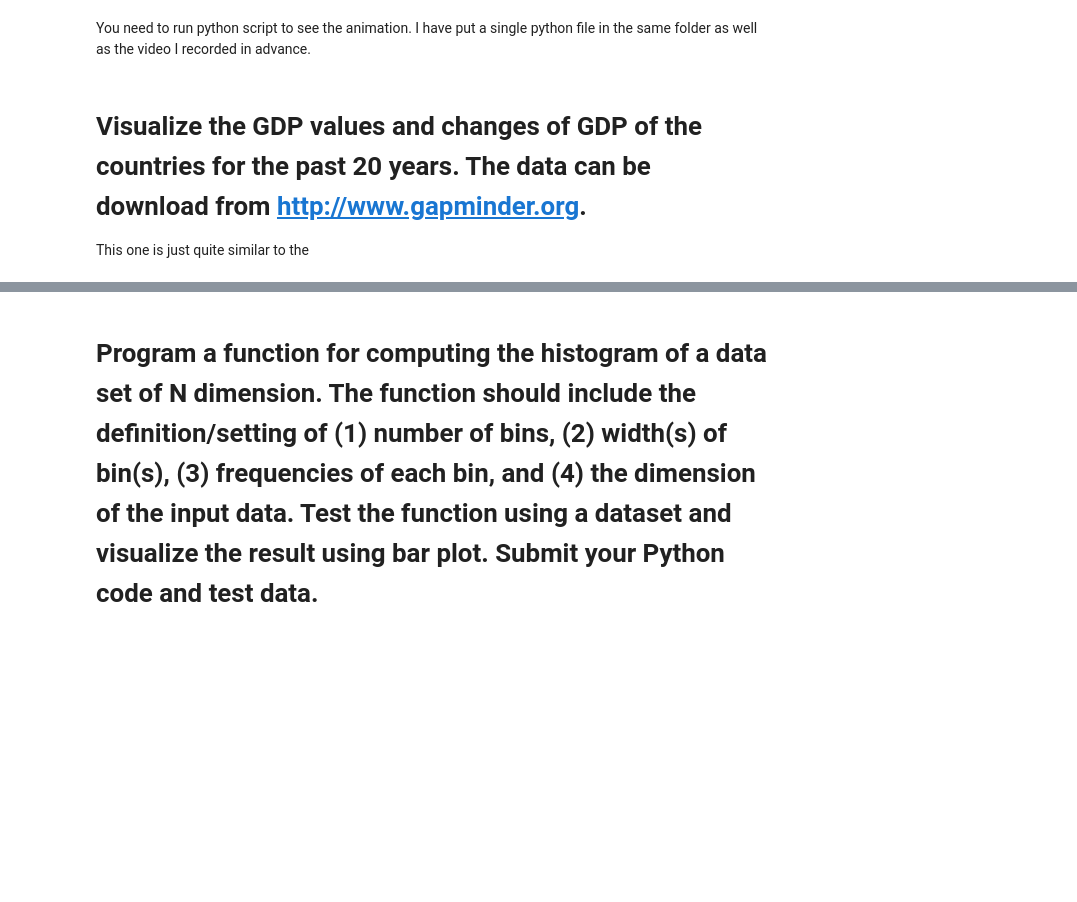
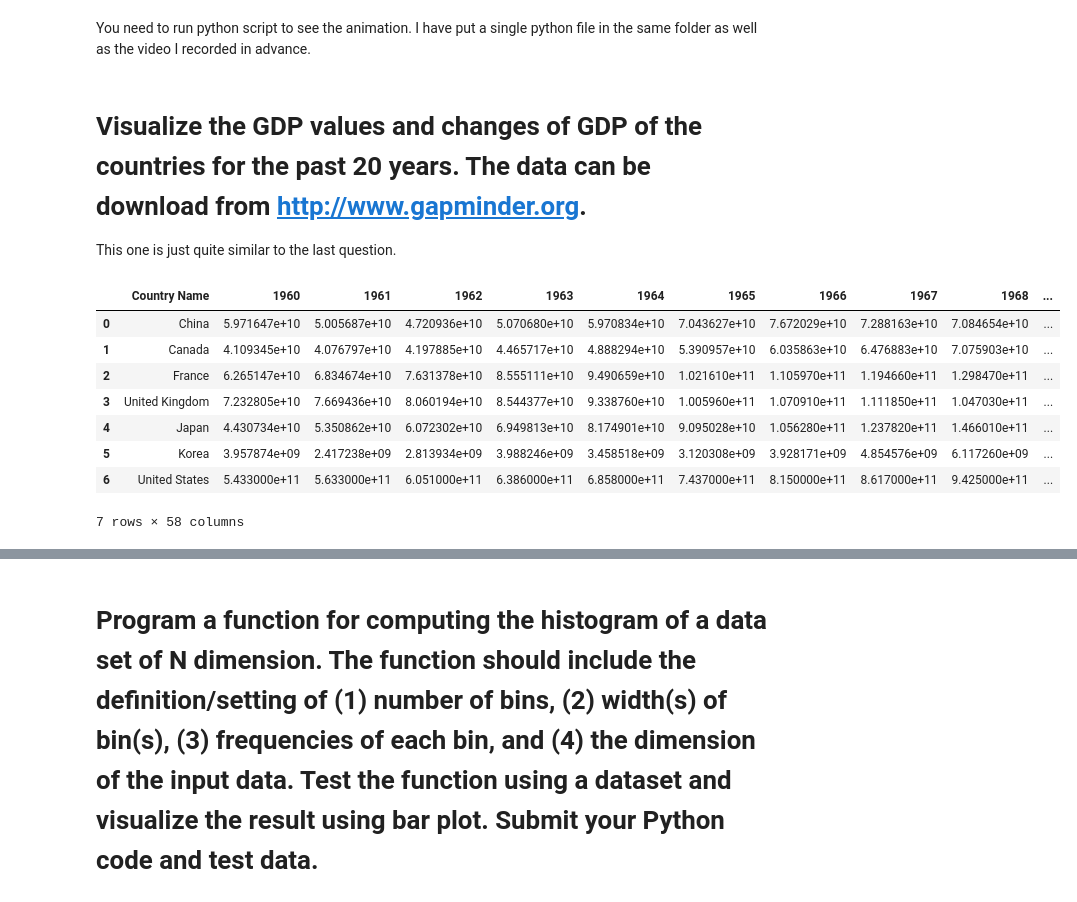
Before and after one commit to Brainor/Fudan-Data_Visualization, a Jupyter notebook: HW2/Data Visualization - Homework2.ipynb, the cells around one changed output, grey strips where cells are left out. Drawn from its saved outputs; the diff is of its cells as text; code cells hidden in the pictures; blank space fills up the shorter version.

```diff
--- a/HW2/Data Visualization - Homework2.ipynb
+++ b/HW2/Data Visualization - Homework2.ipynb
@@ -310,4 +310,17 @@ You need to run python script to see the animation. I have put a single python f
 # %% [markdown]
 # Visualize the GDP values and changes of GDP of the countries for the past 20 years. The data can be download from http://www.gapminder.org.
 
-This one is just quite similar to the
+This one is just quite similar to the last question.
+# %%
+gdp_file = pd.read_csv('./data/GDP.csv')
+gdp_file
+# %% [output]
+|  | Country Name | 1960 | 1961 | 1962 | 1963 | 1964 | 1965 | 1966 | 1967 | 1968 | ... |
+| 0 | China | 5.971647e+10 | 5.005687e+10 | 4.720936e+10 | 5.070680e+10 | 5.970834e+10 | 7.043627e+10 | 7.672029e+10 | 7.288163e+10 | 7.084654e+10 | ... |
+| 1 | Canada | 4.109345e+10 | 4.076797e+10 | 4.197885e+10 | 4.465717e+10 | 4.888294e+10 | 5.390957e+10 | 6.035863e+10 | 6.476883e+10 | 7.075903e+10 | ... |
+| 2 | France | 6.265147e+10 | 6.834674e+10 | 7.631378e+10 | 8.555111e+10 | 9.490659e+10 | 1.021610e+11 | 1.105970e+11 | 1.194660e+11 | 1.298470e+11 | ... |
+| 3 | United Kingdom | 7.232805e+10 | 7.669436e+10 | 8.060194e+10 | 8.544377e+10 | 9.338760e+10 | 1.005960e+11 | 1.070910e+11 | 1.111850e+11 | 1.047030e+11 | ... |
+| 4 | Japan | 4.430734e+10 | 5.350862e+10 | 6.072302e+10 | 6.949813e+10 | 8.174901e+10 | 9.095028e+10 | 1.056280e+11 | 1.237820e+11 | 1.466010e+11 | ... |
+| 5 | Korea | 3.957874e+09 | 2.417238e+09 | 2.813934e+09 | 3.988246e+09 | 3.458518e+09 | 3.120308e+09 | 3.928171e+09 | 4.854576e+09 | 6.117260e+09 | ... |
+| 6 | United States | 5.433000e+11 | 5.633000e+11 | 6.051000e+11 | 6.386000e+11 | 6.858000e+11 | 7.437000e+11 | 8.150000e+11 | 8.617000e+11 | 9.425000e+11 | ... |
+7 rows × 58 columns
```
Also changed, not shown: parts of 5 cells of this notebook, 4 other files.
